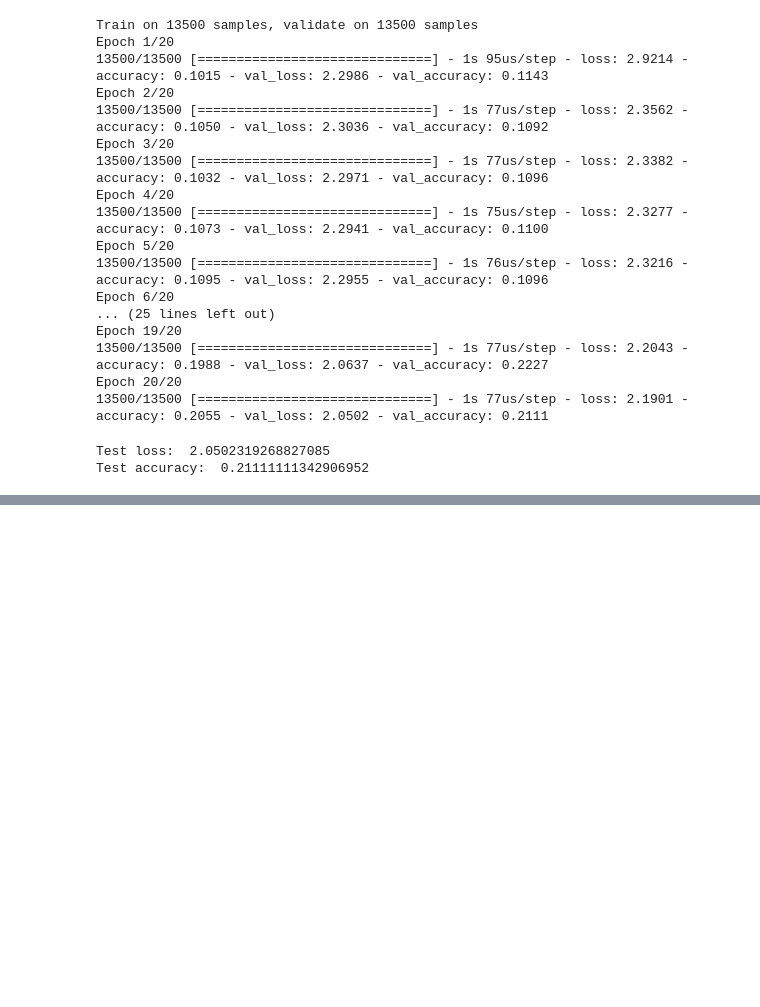
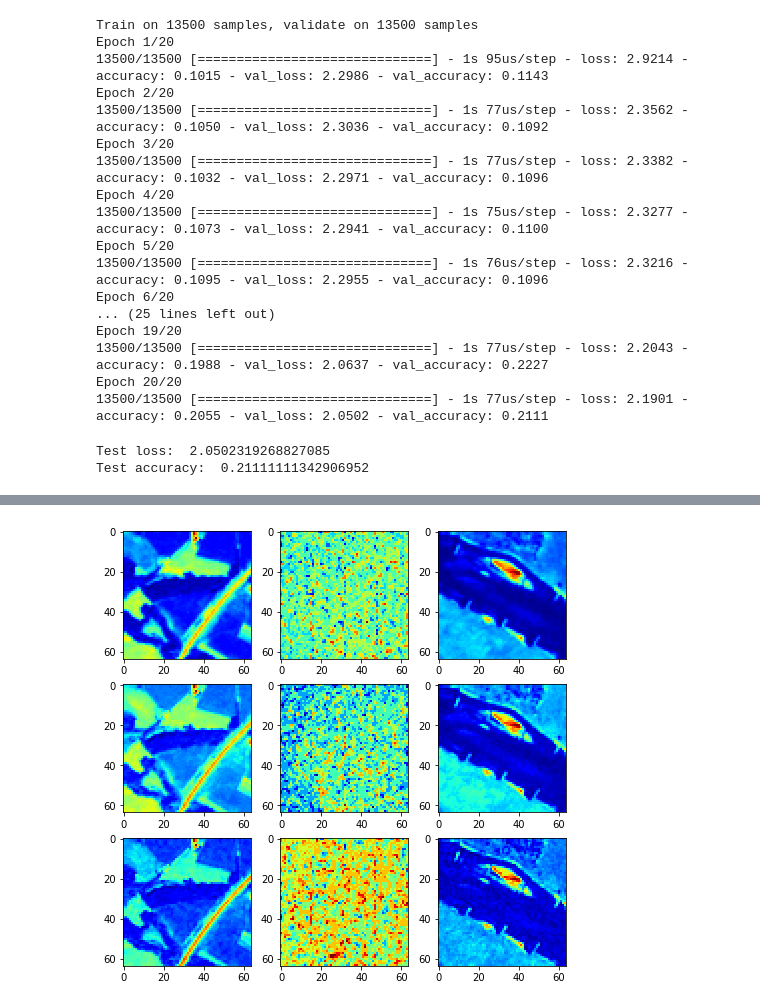
Before and after one commit to asrenninger/sensing, a Jupyter notebook: python/eurotest.ipynb, the cells around one changed output, grey strips where cells are left out. Cells and saved outputs as stored; diff of their text form; code cells hidden in the pictures; blank space fills up the shorter version.

```diff
--- a/python/eurotest.ipynb
+++ b/python/eurotest.ipynb
@@ -280,0 +312,21 @@ Test accuracy:  0.21111111342906952
+# %%
+mat = np.zeros([y.shape[0], test.shape[0], test.shape[1], test.shape[2]])
+
+for i, tmp in series.to_frame().iterrows():
+    mat[i] = colorize(tmp.paths)
+
+mat = mat.astype('uint8')
+# %%
+idx = np.random.randint(0, 27001, 9)
+
+fig, axs = plt.subplots(3, 3, figsize = [8, 8])
+
+for i in np.arange(0, 3):
+    slot = i
+    for j in np.arange(0, 3):
+        img = mat[idx[slot]]
+        axs[j, i].imshow(img[:,:, j], cmap = 'jet')
+
+plt.show()
+# %% [output]
+[figure, added]
```
Also changed, not shown: parts of 14 cells of this notebook.
